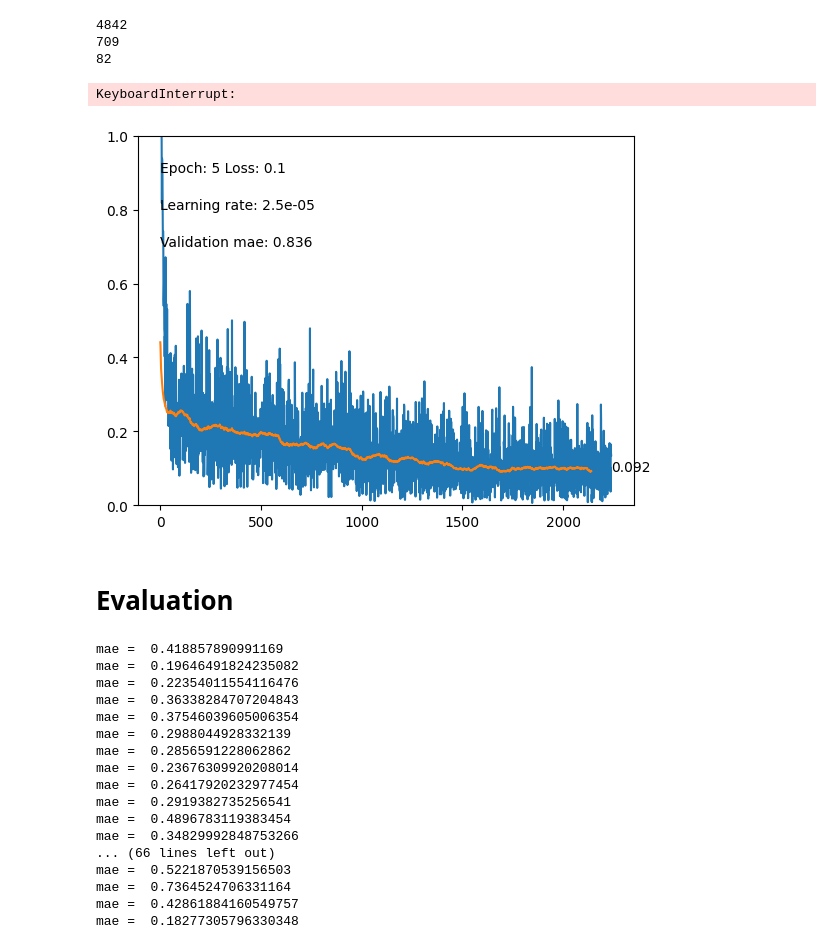
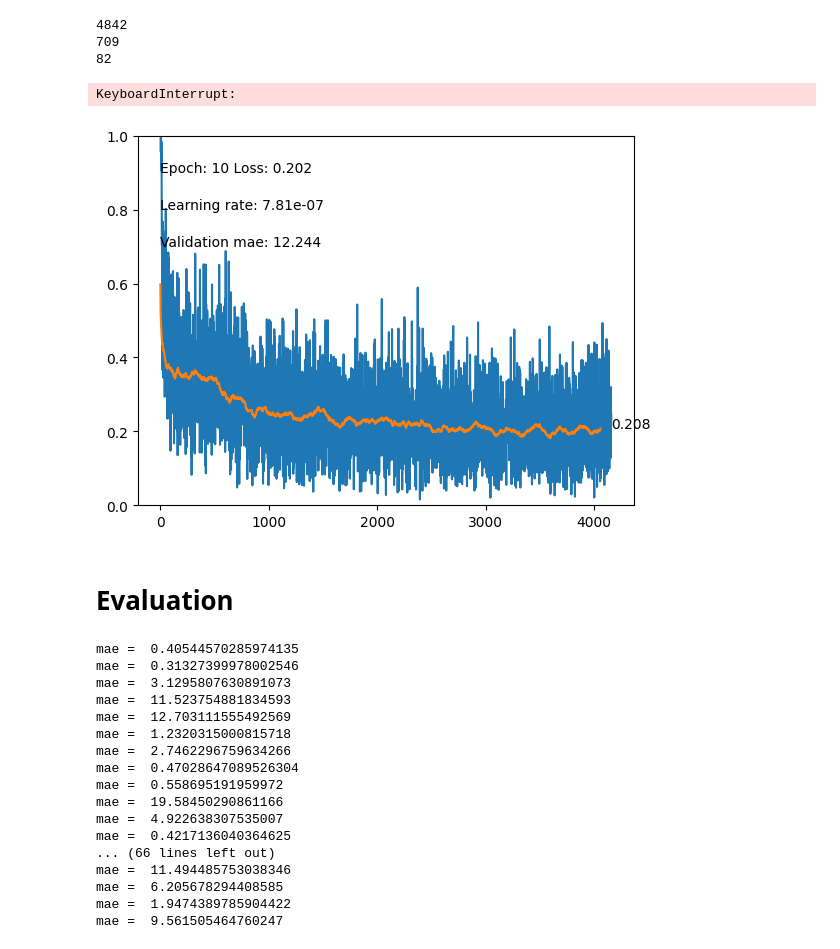
Before and after one commit to McKnightA/CSDI-for-DL-Project, a Jupyter notebook: model_final.ipynb, the cells around one changed output. Saved outputs shown, nothing was run; the diff lists cells and outputs as text; code cells hidden in the pictures.

Commit message:
added forecaster and medicare

```diff
--- a/model_final.ipynb
+++ b/model_final.ipynb
@@ -732,14 +732,14 @@ class diffusion_imputation(nn.Module):
                                     num_residual_layers = num_residual_layers,
                                     device = self.device)
 
-        self.beta = get_named_beta_schedule(diffusion_beta_schedule,
-                                            diffusion_steps)
+        # self.beta = get_named_beta_schedule(diffusion_beta_schedule,
+        #                                     diffusion_steps)
 
         #self.beta = torch.linspace(0.0001, 0.5, diffusion_steps)
 
-        # self.beta = torch.linspace(
-        #         0.0001 ** 0.5, 0.5 ** 0.5, diffusion_steps
-        #     ) ** 2
+        self.beta = torch.linspace(
+                0.0001 ** 0.5, 0.5 ** 0.5, diffusion_steps
+            ) ** 2
 
         self.alpha_hat = 1 - self.beta
         self.alpha = torch.cumprod(self.alpha_hat, dim=0)
@@ -767,6 +767,18 @@ class diffusion_imputation(nn.Module):
             mask = torch.zeros_like(data)
             for i in range(b):
                 mask[i, forecasted_time[i]:t, :] = 1
+
+        if strategy == "forecast_last_n_time":
+            forecasted_time = torch.tensor([t-4]).repeat(b, 1, 1)
+            mask = torch.zeros_like(data)
+            for i in range(b):
+                mask[i, forecasted_time[i]:t, :] = 1
+
+        if strategy == "death_prediction":
+            mask = torch.zeros_like(data)
+            #death is the last 7 columns of the data
+            mask[:,:, -1] = 1
+
 
         # if strategy == "random_features":
         #     selected_features = torch.randint(0, f, (b, 1, 1, 1))
@@ -835,7 +847,6 @@ class diffusion_imputation(nn.Module):
                 predicted_noise = self.model_loop(x, imputation_mask.unsqueeze(3), torch.tensor([t]).to(self.device))
                 predicted_noise = predicted_noise * imputation_mask
 
-
                 coeff1 = 1 / self.alpha_hat[t] ** 0.5
                 coeff2 = (1 - self.alpha_hat[t]) / (1 - self.alpha[t]) ** 0.5
 
@@ -968,7 +979,7 @@ data_loader_validation = get_dataloader(1, "cuda")[1]
 82
 # %%
 diffusion_imputer = diffusion_imputation(emb_dim = 128,
-                                         strategy='random',
+                                         strategy='forecast_last_n_time',
                                          num_residual_layers=4,
                                          missing_prp= 0.1,
                                          diffusion_steps= 50,
@@ -976,7 +987,7 @@ diffusion_imputer = diffusion_imputation(emb_dim = 128,
                                          num_heads=8,
                                          ff_dim=4096,
                                          num_cells = 4,
-                                         dropout=0.1,
+                                         dropout=0.0,
                                          device="cuda")
 
 # data = torch.ones((10,10,10)).to("cuda")
@@ -984,16 +995,16 @@ diffusion_imputer = diffusion_imputation(emb_dim = 128,
 # %%
 train(
     diffusion_imputer,
     data_loader_model,
     data_loader_validation,
     epochs = 20,
     lr = 0.0001,
     loss_func = diffusion_imputer.loss_func,
     validation_frequency=1,
-    validation_prp=10,
-    strategy = "random")
+    validation_prp=300,
+    strategy = "forecast_last_n_time")
 # %% [output]
 KeyboardInterrupt:
-[figure, old version]
+[figure, new version]
 # %%
 #save the entire model for further training
@@ -1017,7 +1028,7 @@ data_shape = test_set[0]["observed_data"].shape
 data_shape = (num_batch_test, data_shape[0], data_shape[1])
 zeros_for_shape = torch.zeros(data_shape).to("cuda")
 
-imputation_mask = diffusion_imputation.get_mask(diffusion_imputer, zeros_for_shape, "random").to("cuda")
+imputation_mask = diffusion_imputation.get_mask(diffusion_imputer, zeros_for_shape, "forecast_last_n_time").to("cuda")
 
 for i in range(1):
     imputed_samples = torch.tensor([]).to("cuda")
@@ -1035,23 +1046,23 @@ for i in range(1):
     data_from_loop = torch.cat((data_from_loop, data), dim = 0)
     #imputation_mask_from_loop = torch.cat((imputation_mask_from_loop, imputation_mask), dim = 0)
 # %% [output]
-mae =  0.418857890991169
-mae =  0.19646491824235082
-mae =  0.22354011554116476
-mae =  0.36338284707204843
-mae =  0.37546039605006354
-mae =  0.2988044928332139
-mae =  0.2856591228062862
-mae =  0.23676309920208014
-mae =  0.26417920232977454
-mae =  0.2919382735256541
-mae =  0.4896783119383454
-mae =  0.34829992848753266
+mae =  0.40544570285974135
+mae =  0.31327399978002546
+mae =  3.1295807630891073
+mae =  11.523754881834593
+mae =  12.703111555492569
+mae =  1.2320315000815718
+mae =  2.7462296759634266
+mae =  0.47028647089526304
+mae =  0.558695191959972
+mae =  19.58450290861166
+mae =  4.922638307535007
+mae =  0.4217136040364625
 ... (66 lines left out)
-mae =  0.5221870539156503
-mae =  0.7364524706331164
-mae =  0.42861884160549757
-mae =  0.18277305796330348
+mae =  11.494485753038346
+mae =  6.205678294408585
+mae =  1.9474389785904422
+mae =  9.561505464760247
 # %%
 imputation_mask = imputation_mask.repeat(len(test_set), 1, 1)
 # %%
```
Also changed, not shown: parts of 39 cells of this notebook.
